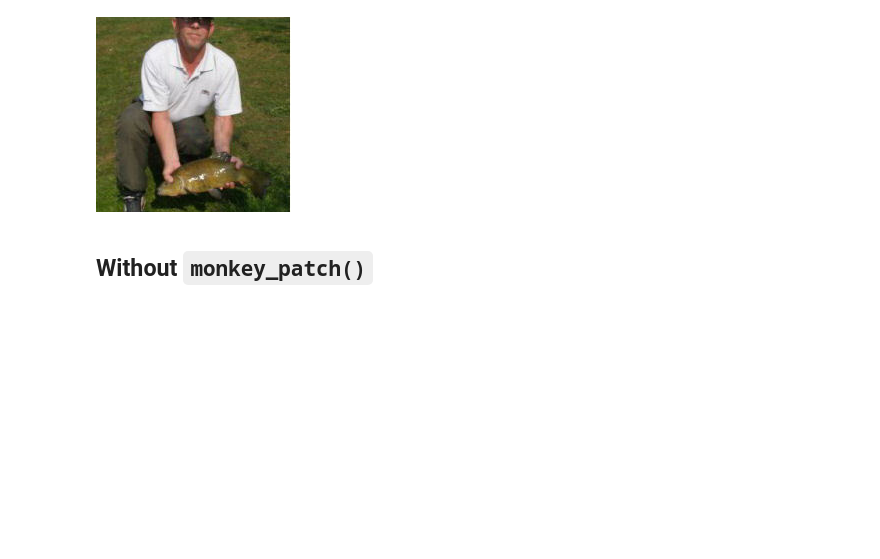
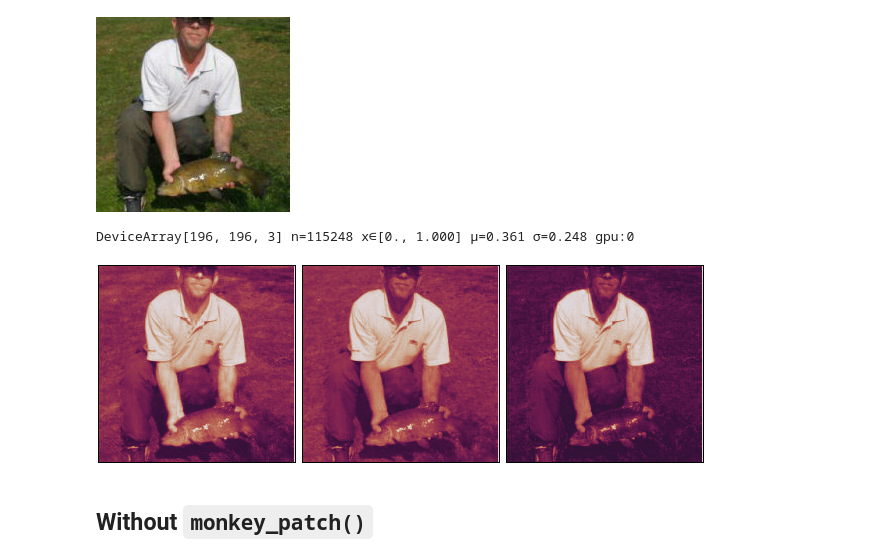
Before and after one commit to xl0/lovely-jax, a Jupyter notebook: nbs/index.ipynb, the cells around one changed output. Drawn from its saved outputs; the diff is of its cells as text; code cells hidden in the pictures; blank space fills up the shorter version.

```diff
--- a/nbs/index.ipynb
+++ b/nbs/index.ipynb
@@ -216,15 +216,19 @@ numbers.rgb(in_stats)
 
 # .chans will map values betwen [0,1] to colors.
 # Make our values fit into that range to avoid clipping.
-# mean = torch.tensor(in_stats[0])[:,None,None]
-# std = torch.tensor(in_stats[1])[:,None,None]
-# numbers_01 = (numbers*std + mean)
-# numbers_01
+mean = jnp.array(in_stats[0])
+std = jnp.array(in_stats[1])
+numbers_01 = (numbers*std + mean)
+numbers_01
+# %% [output]
+DeviceArray[196, 196, 3] n=115248 x∈[0., 1.000] μ=0.361 σ=0.248 gpu:0
 # %%
 # |hide
 # |eval: false
 
-# numbers_01.chans
+numbers_01.chans
+# %% [output]
+[figure, added]
 # %%
 # |hide
 # |eval: false
```
Also changed, not shown: parts of 2 cells of this notebook, 8 other files.
